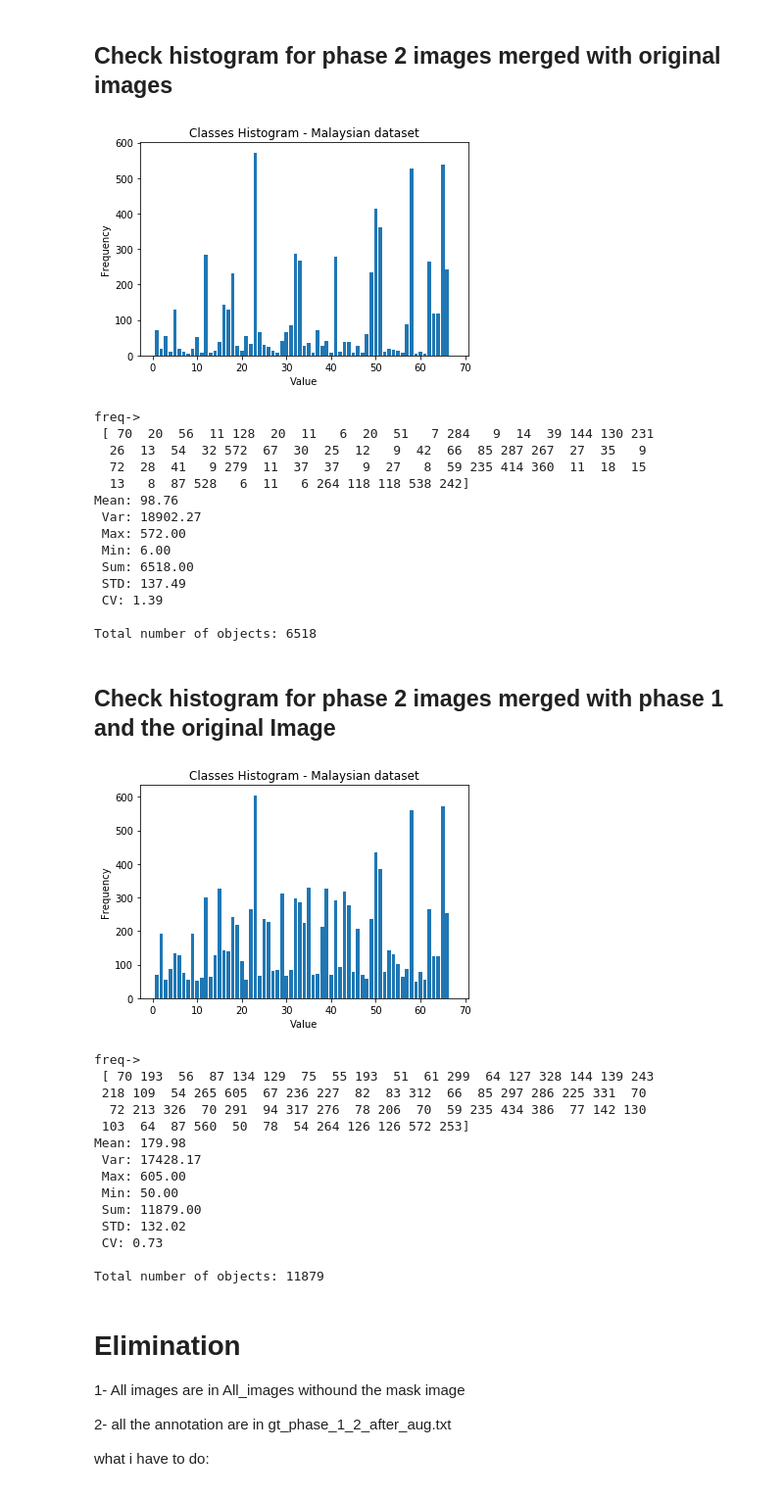
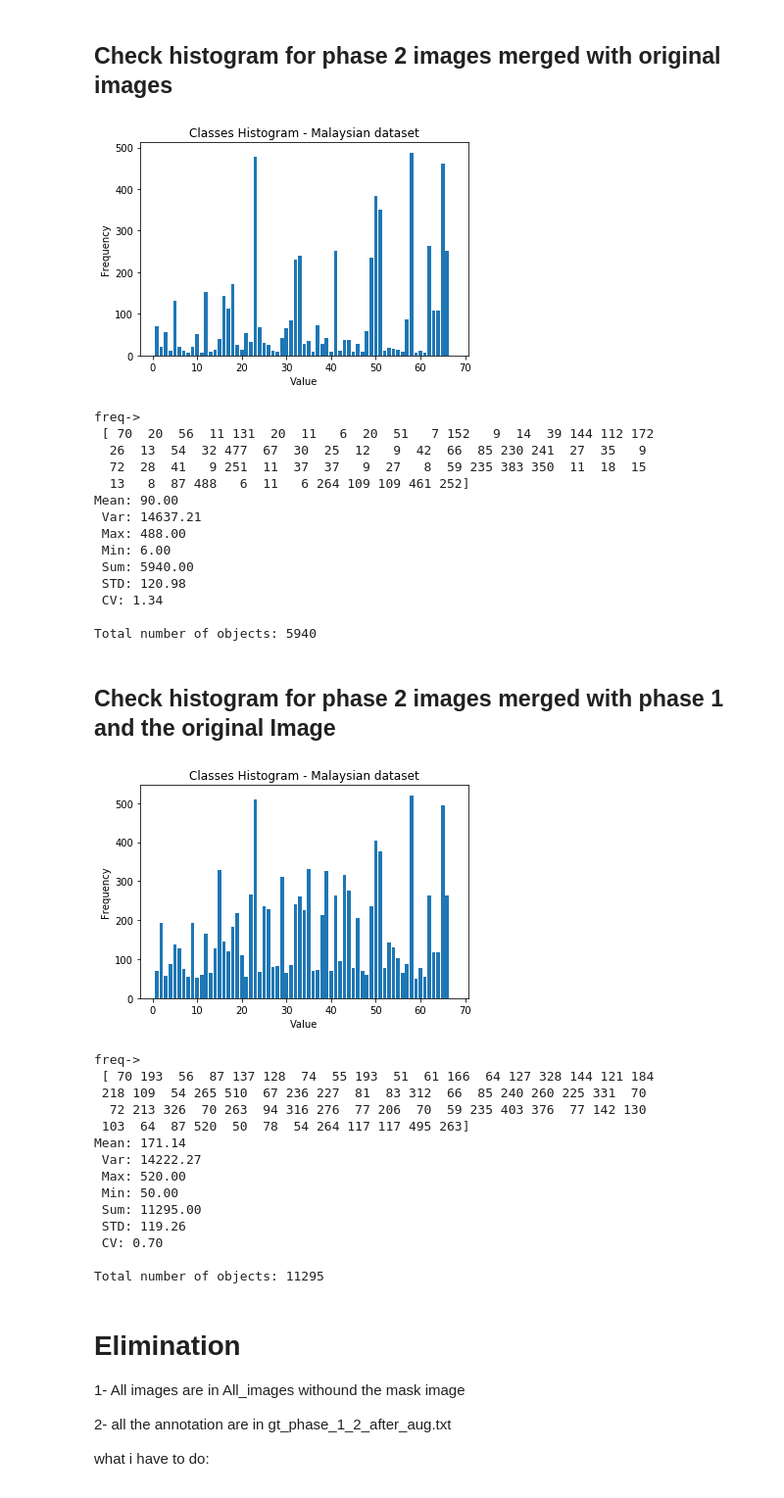
Before and after one commit to hhawary/MTSD_Augmentation, a Jupyter notebook: Augmentv2.ipynb, the cells around one changed output. Shown: that part at 98% size. Cells and saved outputs as stored; diff of their text form; code cells hidden in the pictures.

```diff
--- a/Augmentv2.ipynb
+++ b/Augmentv2.ipynb
@@ -913,10 +907,10 @@ _groundtruth_(1)_aug_49_aug.jpg_45daa9b6-92a4-4fc2-893e-f08ac42f23d1.jpg False
 # P1860079.JPG
 
 #ff = '130.jpg'
-mask_gt_path = './data/test/aug2/output/'
-label_path = './data/test/aug2_labels/'
+mask_gt_path = './data/test2/aug2/output/'
+label_path = './data/test2/aug2_labels/'
 
-f_out = open('results/gt_phase_2.txt', 'w')
+f_out = open('results2/gt_phase_2.txt', 'w')
 for aug in augs:
     aug_sp = aug.split('_')
     gt = aug.replace('aug2_original_', '_groundtruth_(1)_aug2_')
@@ -999,9 +998,9 @@ import matplotlib.pyplot as plt
 import matplotlib.image as mpimg
 import numpy as np
 
-mask_gt_path = './data/test/aug2/output/'
-label_path = './data/test/aug2_labels/'
-f_anno = open('results/gt_phase_2.txt', 'r')
+mask_gt_path = './data/test2/aug2/output/'
+label_path = './data/test2/aug2_labels/'
+f_anno = open('results2/gt_phase_2.txt', 'r')
 lines = f_anno.readlines()
 
 outlayer = []
@@ -1015,7 +1014,7 @@ for i, line in enumerate(lines):
         x2 = int(spl[3])#-1
         y2 = int(spl[4])#-1
 
-        f_fname = os.path.join('./data/test/aug2/',fname)
+        f_fname = os.path.join('./data/test2/aug2/',fname)
         img = Image.open(f_fname)
         #img=mpimg.imread(f_fname)
         #if (x1 == 0) or (x2 == img.shape[1]) or (y1 == 0) or (y2 == img.shape[0]):
@@ -1160,7 +1159,7 @@ import numpy as np
 
 %matplotlib inline
 
-file_p = 'results/gt_phase_2.txt'
+file_p = 'results2/gt_phase_2.txt'
 
 #file_p = '/home/hossam/PycharmProjects/tsr-py-faster-rcnn/data/GTSDB/Annotations/gt.txt'
 
@@ -1231,7 +1230,7 @@ import numpy as np
 
 %matplotlib inline
 
-file_p = 'results/gt_phase_2_after_aug.txt'
+file_p = 'results2/gt_phase_2_after_aug.txt'
 
 #file_p = '/home/hossam/PycharmProjects/tsr-py-faster-rcnn/data/GTSDB/Annotations/gt.txt'
 
@@ -1276,21 +1275,21 @@ print ('Mean: {:.2f}\n'.format(frq.mean()),\
     'CV: {:.2f}\n'.format(frq.std()/frq.mean()))
 print ('Total number of objects:',len(tmp))
 # %% [output]
-[figure, old version]
+[figure, new version]
 freq->
- [ 70  20  56  11 128  20  11   6  20  51   7 284   9  14  39 144 130 231
-  26  13  54  32 572  67  30  25  12   9  42  66  85 287 267  27  35   9
-  72  28  41   9 279  11  37  37   9  27   8  59 235 414 360  11  18  15
-  13   8  87 528   6  11   6 264 118 118 538 242]
-Mean: 98.76
- Var: 18902.27
- Max: 572.00
+ [ 70  20  56  11 131  20  11   6  20  51   7 152   9  14  39 144 112 172
+  26  13  54  32 477  67  30  25  12   9  42  66  85 230 241  27  35   9
+  72  28  41   9 251  11  37  37   9  27   8  59 235 383 350  11  18  15
+  13   8  87 488   6  11   6 264 109 109 461 252]
+Mean: 90.00
+ Var: 14637.21
+ Max: 488.00
  Min: 6.00
- Sum: 6518.00
- STD: 137.49
- CV: 1.39
+ Sum: 5940.00
+ STD: 120.98
+ CV: 1.34
 
-Total number of objects: 6518
+Total number of objects: 5940
 # %% [markdown]
 ## Check histogram for phase 2 images merged with phase 1 and the original Image
 # %%
@@ -1299,7 +1298,7 @@ import numpy as np
 
 %matplotlib inline
 
-file_p = 'results/gt_phase_1_2_after_aug.txt'
+file_p = 'results2/gt_phase_1_2_after_aug.txt'
 
 #file_p = '/home/hossam/PycharmProjects/tsr-py-faster-rcnn/data/GTSDB/Annotations/gt.txt'
 
@@ -1317,48 +1316,48 @@ for line in file:
 # plt.legend()
 # plt.show()
 
 plt.hist(tmp,histtype='bar', rwidth=0.8,bins=range(1,69,1), align='left')
 ###plt.hist(tmp,histtype='bar', rwidth=0.8,bins=range(1,50,1), align='left')
 plt.title("Classes Histogram - Malaysian dataset")
 plt.xlabel("Value")
 plt.ylabel("Frequency")
 
 plt.show()
 
 #print tmp
 file.close()
 a = np.array(tmp)
 unique, counts = np.unique(a, return_counts=True)
 
 frq = np.array(counts)
 print ('freq->\n',counts)
 #print keep
 #print classes[keep]
 #print a.mean(), a.var(), a.max(), a.min(), a.sum(), a.std()
 print ('Mean: {:.2f}\n'.format(frq.mean()),\
     'Var: {:.2f}\n'.format(frq.var()),\
     'Max: {:.2f}\n'.format(frq.max()),\
     'Min: {:.2f}\n'.format(frq.min()),\
     'Sum: {:.2f}\n'.format(frq.sum()),\
     'STD: {:.2f}\n'.format(frq.std()),\
     'CV: {:.2f}\n'.format(frq.std()/frq.mean()))
 print ('Total number of objects:',len(tmp))
 # %% [output]
-[figure, old version]
+[figure, new version]
 freq->
- [ 70 193  56  87 134 129  75  55 193  51  61 299  64 127 328 144 139 243
- 218 109  54 265 605  67 236 227  82  83 312  66  85 297 286 225 331  70
-  72 213 326  70 291  94 317 276  78 206  70  59 235 434 386  77 142 130
- 103  64  87 560  50  78  54 264 126 126 572 253]
-Mean: 179.98
- Var: 17428.17
- Max: 605.00
+ [ 70 193  56  87 137 128  74  55 193  51  61 166  64 127 328 144 121 184
+ 218 109  54 265 510  67 236 227  81  83 312  66  85 240 260 225 331  70
+  72 213 326  70 263  94 316 276  77 206  70  59 235 403 376  77 142 130
+ 103  64  87 520  50  78  54 264 117 117 495 263]
+Mean: 171.14
+ Var: 14222.27
+ Max: 520.00
  Min: 50.00
- Sum: 11879.00
- STD: 132.02
- CV: 0.73
+ Sum: 11295.00
+ STD: 119.26
+ CV: 0.70
 
-Total number of objects: 11879
+Total number of objects: 11295
 # %% [markdown]
 # Elimination
 1- All images are in All_images withound the mask image
```
Also changed, not shown: parts of 38 cells of this notebook, 7 other files.
